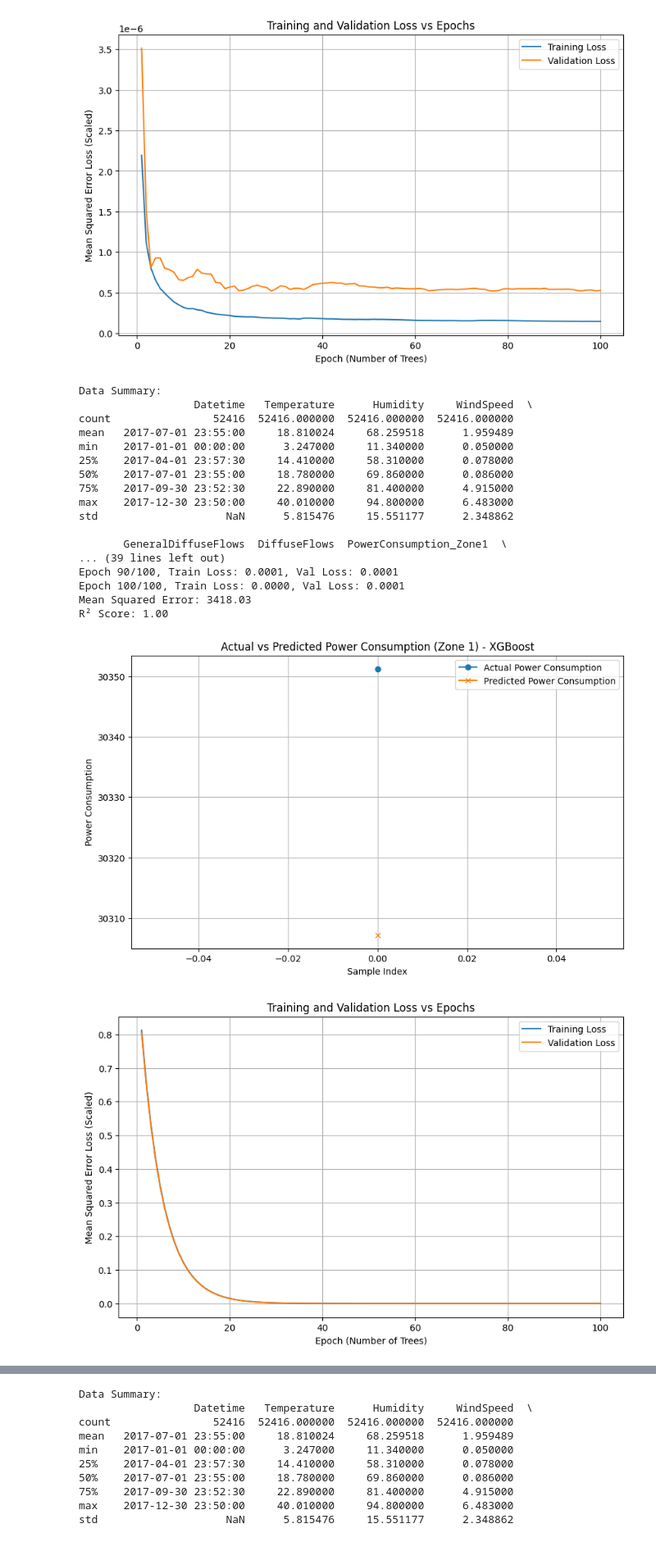
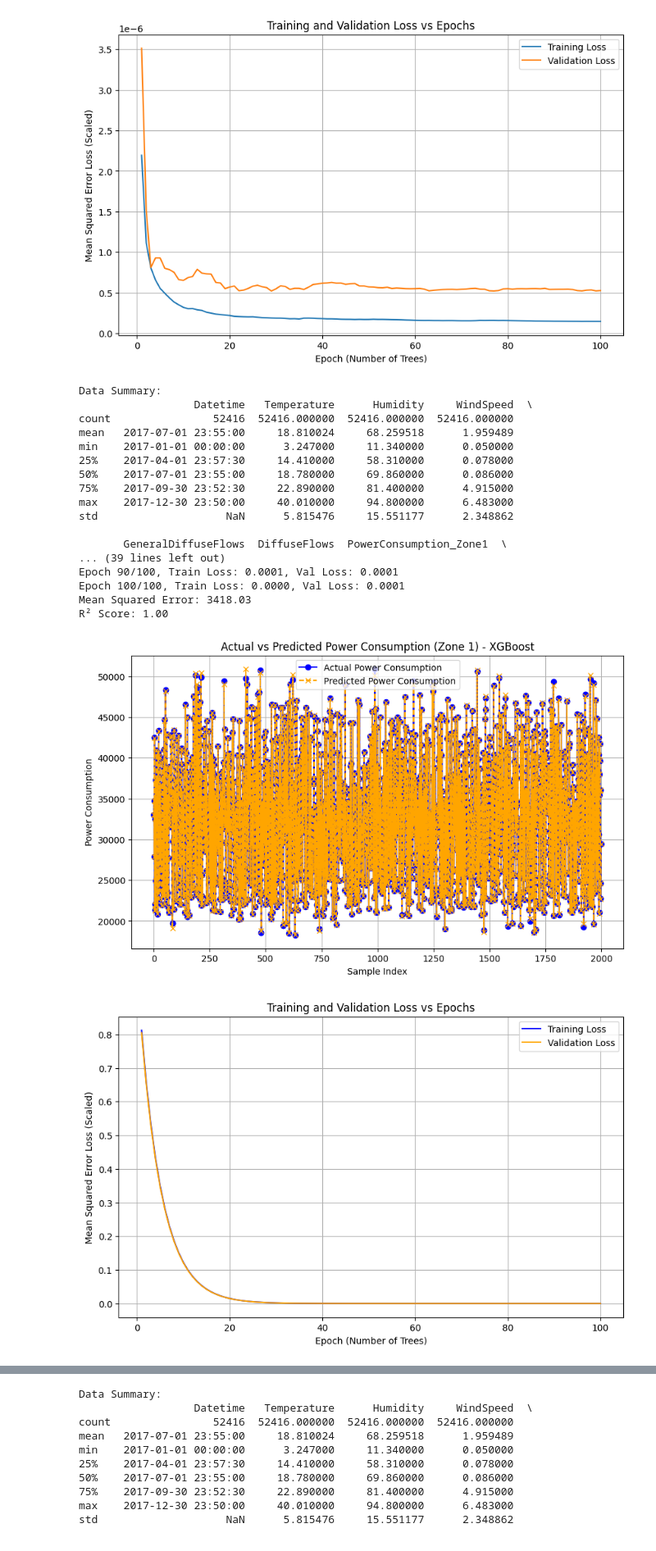
Before and after one commit to aditya2k5/Forecasting-electric-load-using_ML, a Jupyter notebook: Load_prediction_best_model.ipynb, the cells around one changed output, grey strips where cells are left out. Shown at 82% size. Drawn from its saved outputs; the diff is of its cells as text; code cells hidden in the pictures.

```diff
--- a/Load_prediction_best_model.ipynb
+++ b/Load_prediction_best_model.ipynb
@@ -446,13 +427,18 @@ from sklearn.metrics import mean_squared_error, r2_score
 from sklearn.preprocessing import StandardScaler
 from sklearn.model_selection import train_test_split
 
+# Load your dataset (replace with your actual data source)
+# Example: df = pd.read_csv('your_data.csv')
+# For now, assuming df is already loaded
+
 # Data inspection
 print("Data Summary:")
 print(df.describe())
 print("\nMissing Values:")
 print(df.isnull().sum())
+# Note: If there are missing values, consider handling them, e.g., df.fillna(df.mean(), inplace=True)
 
-# Features (consistent with previous code)
+# Features (excluding the target variable to prevent data leakage)
 features = ['Temperature', 'Humidity', 'WindSpeed', 'GeneralDiffuseFlows', 'DiffuseFlows', 'Hour', 'Day', 'Month','PowerConsumption_Zone1']
 X = df[features]
 y = df['PowerConsumption_Zone1']
@@ -475,7 +461,6 @@ val_losses = []
 
 # Simulate epochs by increasing n_estimators
 for epoch in range(1, n_epochs + 1):
-    # Initialize model with current number of trees
     model = XGBRegressor(n_estimators=epoch, learning_rate=0.1, max_depth=6, random_state=42, n_jobs=-1)
     model.fit(X_train, y_train)
 
@@ -508,44 +493,54 @@ r2 = r2_score(y_test_orig, y_pred)
 print(f'Mean Squared Error: {mse:.2f}')
 print(f'R² Score: {r2:.2f}')
 
-# Plotting actual vs predicted
+# Plotting actual vs predicted (plot a range of values)
 plt.figure(figsize=(10, 6))
-plt.plot(y_test_orig[2000], label='Actual Power Consumption', marker='o')
-plt.plot(y_pred[2000], label='Predicted Power Consumption', marker='x')
+plt.plot(y_test_orig[:2000], label='Actual Power Consumption', marker='o', linestyle='-', color='blue')
+plt.plot(y_pred[:2000], label='Predicted Power Consumption', marker='x', linestyle='--', color='orange')
 plt.title('Actual vs Predicted Power Consumption (Zone 1) - XGBoost')
 plt.xlabel('Sample Index')
 plt.ylabel('Power Consumption')
 plt.legend()
 plt.grid(True)
 plt.show()
 
 # Plotting loss over epochs
 plt.figure(figsize=(10, 6))
-plt.plot(range(1, n_epochs + 1), train_losses, label='Training Loss')
-plt.plot(range(1, n_epochs + 1), val_losses, label='Validation Loss')
+plt.plot(range(1, n_epochs + 1), train_losses, label='Training Loss', color='blue')
+plt.plot(range(1, n_epochs + 1), val_losses, label='Validation Loss', color='orange')
 plt.title('Training and Validation Loss vs Epochs')
 plt.xlabel('Epoch (Number of Trees)')
 plt.ylabel('Mean Squared Error Loss (Scaled)')
 plt.legend()
 plt.grid(True)
 plt.show()
+
+# Feature importance plot
+plt.figure(figsize=(10, 6))
+plt.bar(features, model.feature_importances_)
+plt.title('Feature Importance - XGBoost')
+plt.xlabel('Features')
+plt.ylabel('Importance')
+plt.xticks(rotation=45)
+plt.grid(True)
+plt.show()
 # %% [output]
 Data Summary:
                   Datetime   Temperature      Humidity     WindSpeed  \
 count                52416  52416.000000  52416.000000  52416.000000
 mean   2017-07-01 23:55:00     18.810024     68.259518      1.959489
 min    2017-01-01 00:00:00      3.247000     11.340000      0.050000
 25%    2017-04-01 23:57:30     14.410000     58.310000      0.078000
 50%    2017-07-01 23:55:00     18.780000     69.860000      0.086000
 75%    2017-09-30 23:52:30     22.890000     81.400000      4.915000
 max    2017-12-30 23:50:00     40.010000     94.800000      6.483000
 std                    NaN      5.815476     15.551177      2.348862
 
        GeneralDiffuseFlows  DiffuseFlows  PowerConsumption_Zone1  \
 ... (39 lines left out)
 Epoch 90/100, Train Loss: 0.0001, Val Loss: 0.0001
 Epoch 100/100, Train Loss: 0.0000, Val Loss: 0.0001
 Mean Squared Error: 3418.03
 R² Score: 1.00
-[figure, old version]
+[figure, new version]
 [figure]
```
Also changed, not shown: parts of 2 cells of this notebook.
